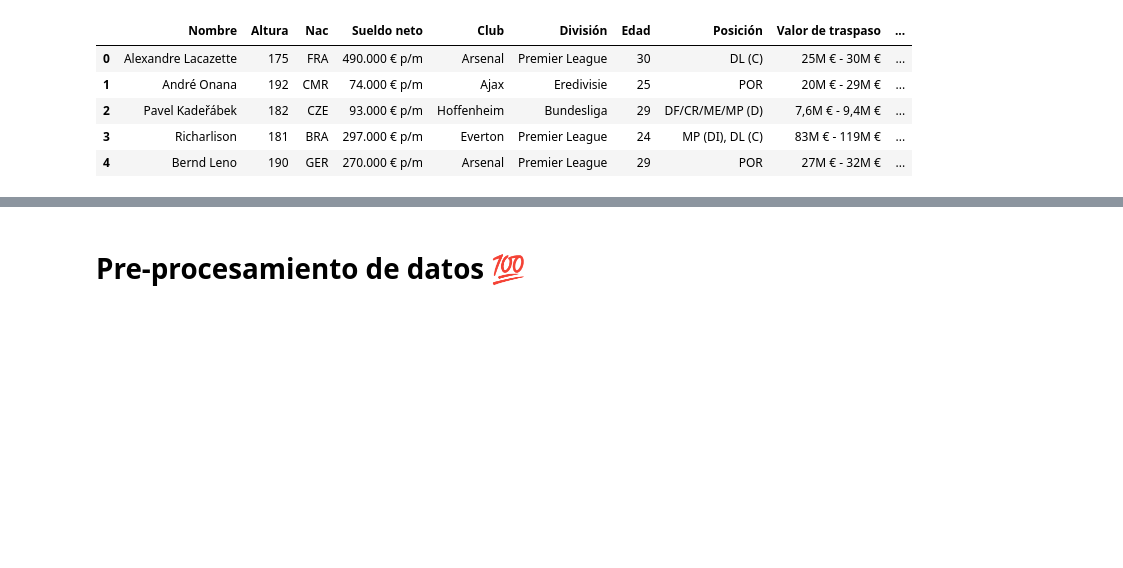
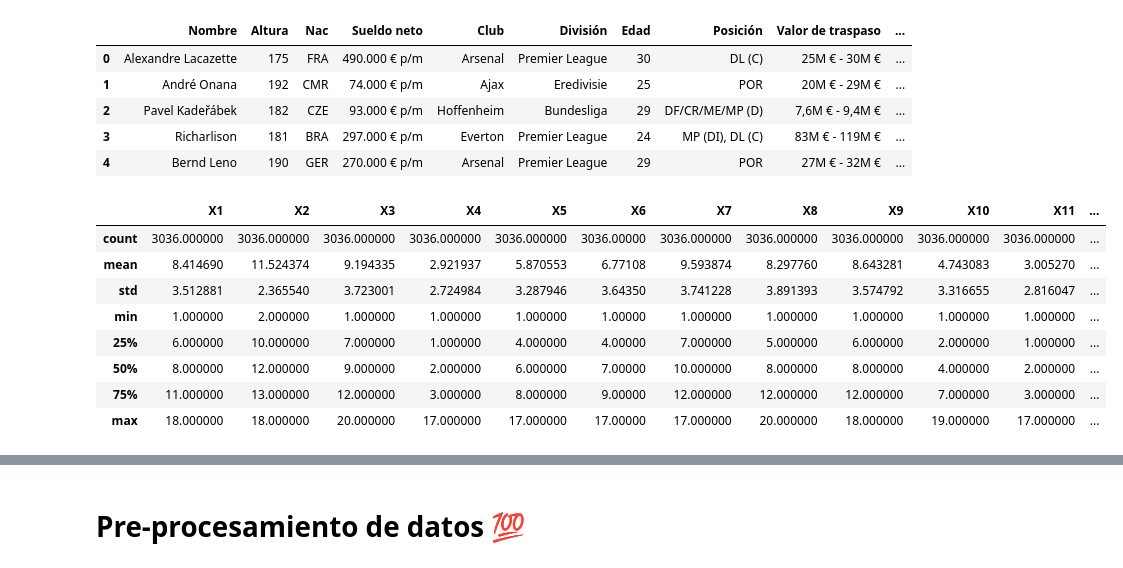
Before and after one commit to piero0090/Tesis-SeminarioII, a Jupyter notebook: SeminarioII_DataAnalysis.ipynb, the cells around one changed output, grey strips where cells are left out. Cells and saved outputs as stored; diff of their text form; code cells hidden in the pictures; blank space fills up the shorter version.

```diff
--- a/SeminarioII_DataAnalysis.ipynb
+++ b/SeminarioII_DataAnalysis.ipynb
@@ -113,3 +117,15 @@ datosML.rename(columns={'Vis':'X1','Vel':'X2','Val':'X3','1v1':'X4','Lib':'X5',
                         'Ctr':'X35','Cnc':'X36','Com':'X37','Col':'X38','Cen':'X39',
                         'Cab':'X40','Blo':'X41','Ant':'X42','Sal2':'X43','Aér':'X44',
                         'Agr':'X45','Agi':'X46','Ace':'X47'},inplace=True)
+# %%
+datosML.describe()
+# %% [output]
+|  | X1 | X2 | X3 | X4 | X5 | X6 | X7 | X8 | X9 | X10 | X11 | ... |
+| count | 3036.000000 | 3036.000000 | 3036.000000 | 3036.000000 | 3036.000000 | 3036.00000 | 3036.000000 | 3036.000000 | 3036.000000 | 3036.000000 | 3036.000000 | ... |
+| mean | 8.414690 | 11.524374 | 9.194335 | 2.921937 | 5.870553 | 6.77108 | 9.593874 | 8.297760 | 8.643281 | 4.743083 | 3.005270 | ... |
+| std | 3.512881 | 2.365540 | 3.723001 | 2.724984 | 3.287946 | 3.64350 | 3.741228 | 3.891393 | 3.574792 | 3.316655 | 2.816047 | ... |
+| min | 1.000000 | 2.000000 | 1.000000 | 1.000000 | 1.000000 | 1.00000 | 1.000000 | 1.000000 | 1.000000 | 1.000000 | 1.000000 | ... |
+| 25% | 6.000000 | 10.000000 | 7.000000 | 1.000000 | 4.000000 | 4.00000 | 7.000000 | 5.000000 | 6.000000 | 2.000000 | 1.000000 | ... |
+| 50% | 8.000000 | 12.000000 | 9.000000 | 2.000000 | 6.000000 | 7.00000 | 10.000000 | 8.000000 | 8.000000 | 4.000000 | 2.000000 | ... |
+| 75% | 11.000000 | 13.000000 | 12.000000 | 3.000000 | 8.000000 | 9.00000 | 12.000000 | 12.000000 | 12.000000 | 7.000000 | 3.000000 | ... |
+| max | 18.000000 | 18.000000 | 20.000000 | 17.000000 | 17.000000 | 17.00000 | 17.000000 | 20.000000 | 18.000000 | 19.000000 | 17.000000 | ... |
```
Also changed, not shown: parts of 22 cells of this notebook.
